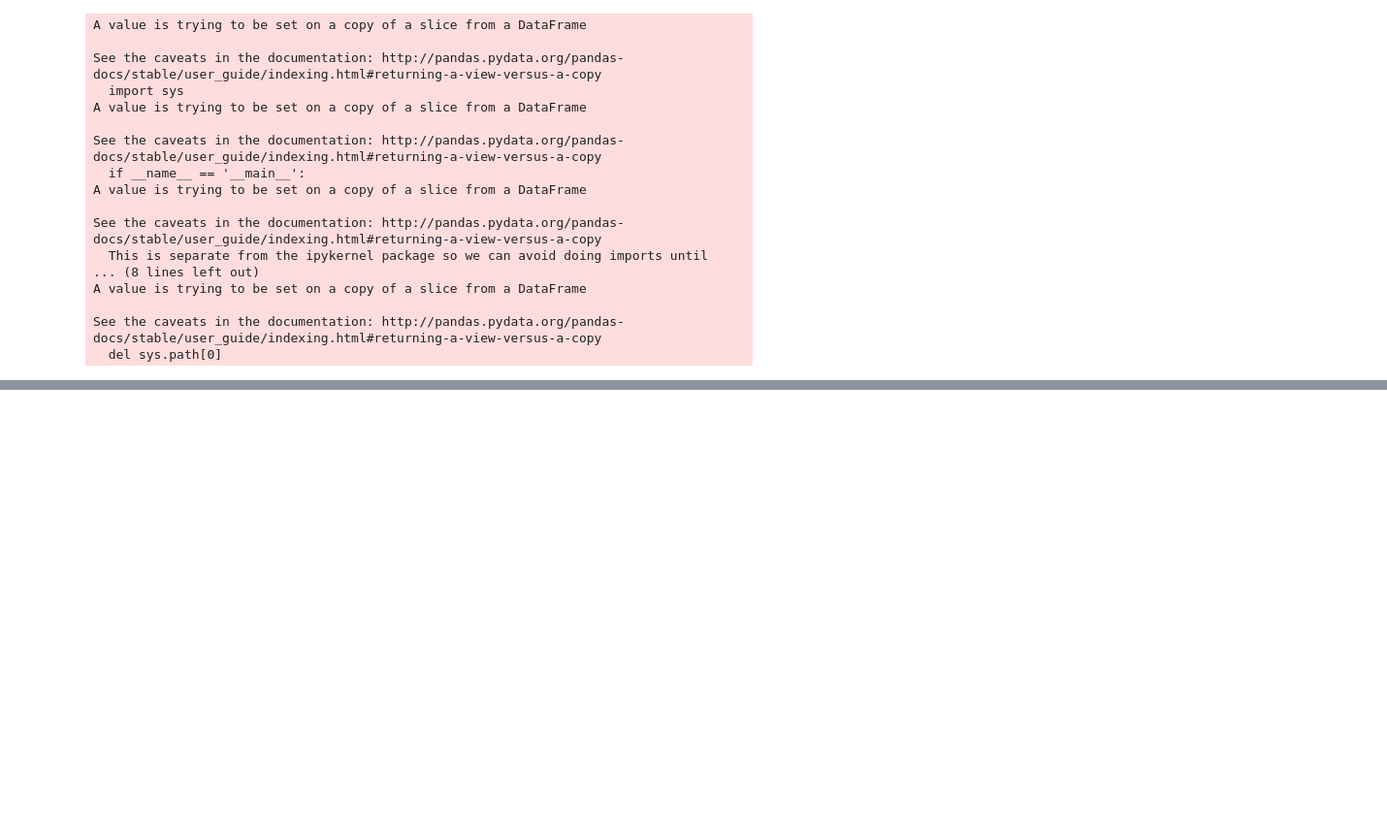
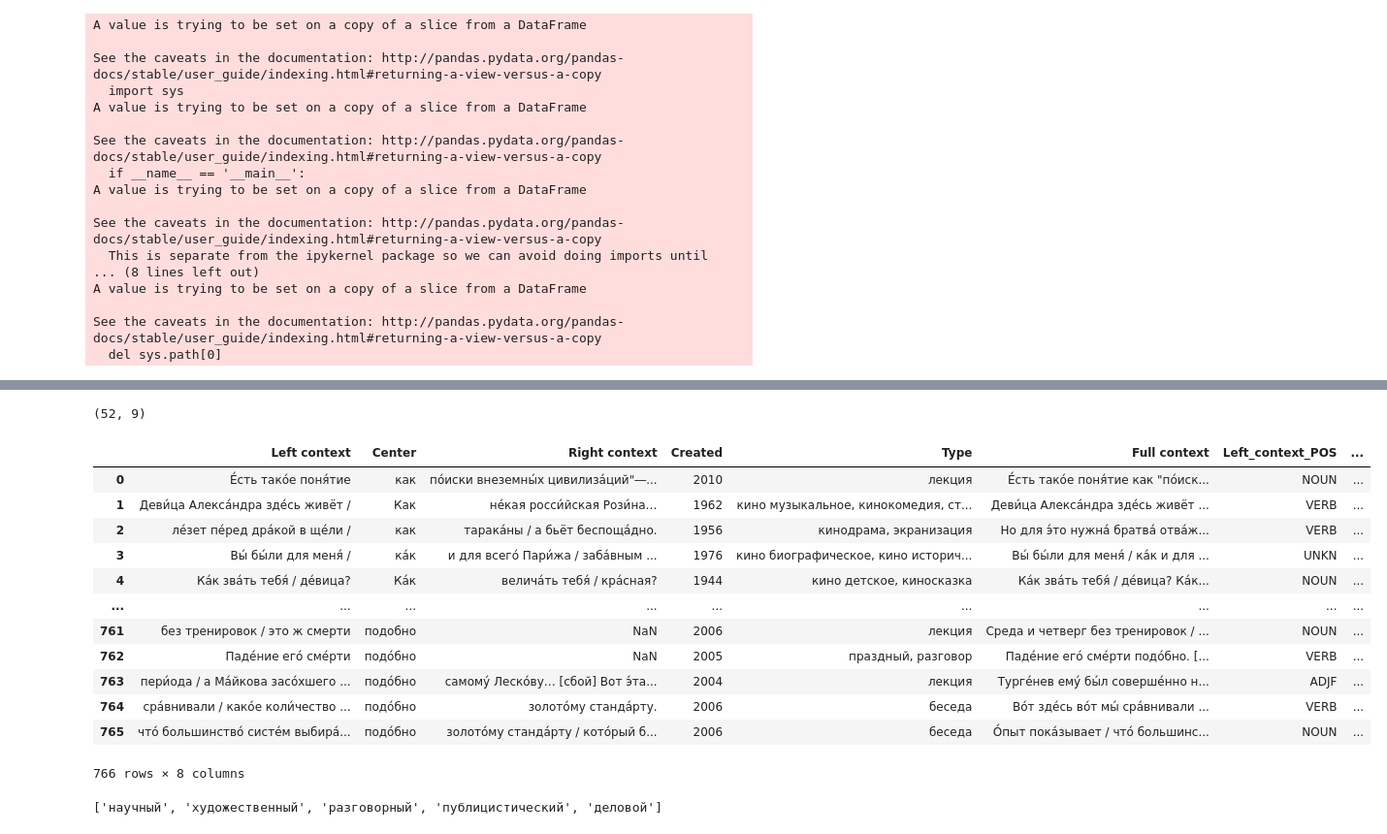
Before and after one commit to a-la-r/data, a Jupyter notebook: preprocessing_upd.ipynb, the cells around one changed output, grey strips where cells are left out. Shown: that part at 97% size. Saved outputs shown, nothing was run; the diff lists cells and outputs as text; code cells hidden in the pictures; blank space fills up the shorter version.

```diff
--- a/preprocessing_upd.ipynb
+++ b/preprocessing_upd.ipynb
@@ -346,0 +356,30 @@ df_250_wr.to_csv(r'./df_250_wr.csv', encoding='utf-8', index = False, sep=';')
+# %%
+df_podobno_sp.shape
+# %% [output]
+(52, 9)
+# %%
+df_kak_250 = df_kak_wr.sample(n=250)
+df_budto_250 = df_budto_wr.sample(n=250)
+# %%
+frames = [df_kak_250, df_slovno_sp, df_aki_sp, df_ala_sp, df_budto_250, df_podobno_sp]
+df_sp = pd.concat(frames)
+# %%
+df_sp = df_sp.reset_index(drop=True)
+# %%
+df_sp = df_sp.drop(['Sphere'], axis=1)
+# %%
+df_sp
+# %% [output]
+|  | Left context | Center | Right context | Created | Type | Full context | Left_context_POS | ... |
+| 0 | Е́сть тако́е поня́тие | как | по́иски внеземны́х цивилиза́ций"―... | 2010 | лекция | Е́сть тако́е поня́тие как "по́иск... | NOUN | ... |
+| 1 | Деви́ца Алекса́ндра зде́сь живёт / | Как | не́кая росси́йская Рози́на… | 1962 | кино музыкальное, кинокомедия, ст... | Деви́ца Алекса́ндра зде́сь живёт ... | VERB | ... |
+| 2 | ле́зет пе́ред дра́кой в ще́ли / | как | тарака́ны / а бьёт беспоща́дно. | 1956 | кинодрама, экранизация | Но для э́то нужна́ братва́ отва́ж... | VERB | ... |
+| 3 | Вы́ бы́ли для меня́ / | ка́к | и для всего́ Пари́жа / заба́вным ... | 1976 | кино биографическое, кино историч... | Вы́ бы́ли для меня́ / ка́к и для ... | UNKN | ... |
+| 4 | Ка́к зва́ть тебя́ / де́вица? | Ка́к | велича́ть тебя́ / кра́сная? | 1944 | кино детское, киносказка | Ка́к зва́ть тебя́ / де́вица? Ка́к... | NOUN | ... |
+| ... | ... | ... | ... | ... | ... | ... | ... | ... |
+| 761 | без тренировок / это ж смерти | подобно | NaN | 2006 | лекция | Среда и четверг без тренировок / ... | NOUN | ... |
+| 762 | Паде́ние его́ сме́рти | подо́бно | NaN | 2005 | праздный, разговор | Паде́ние его́ сме́рти подо́бно. [... | VERB | ... |
+| 763 | пери́ода / а Ма́йкова засо́хшего ... | подо́бно | самому́ Леско́ву… [сбой] Вот э́та... | 2004 | лекция | Турге́нев ему́ бы́л соверше́нно н... | ADJF | ... |
+| 764 | сра́внивали / како́е коли́чество ... | подо́бно | золото́му станда́рту. | 2006 | беседа | Во́т зде́сь во́т мы́ сра́внивали ... | VERB | ... |
+| 765 | что́ большинство́ систе́м выбира́... | подо́бно | золото́му станда́рту / кото́рый б... | 2006 | беседа | О́пыт пока́зывает / что́ большинс... | NOUN | ... |
+766 rows × 8 columns
@@ -346,0 +391,4 @@ df_250_wr.to_csv(r'./df_250_wr.csv', encoding='utf-8', index = False, sep=';')
+# %%
+df_sp['Type'].unique().tolist()
+# %% [output]
+['научный', 'художественный', 'разговорный', 'публицистический', 'деловой']
```
Also changed, not shown: parts of 9 cells of this notebook, 1 other file.
